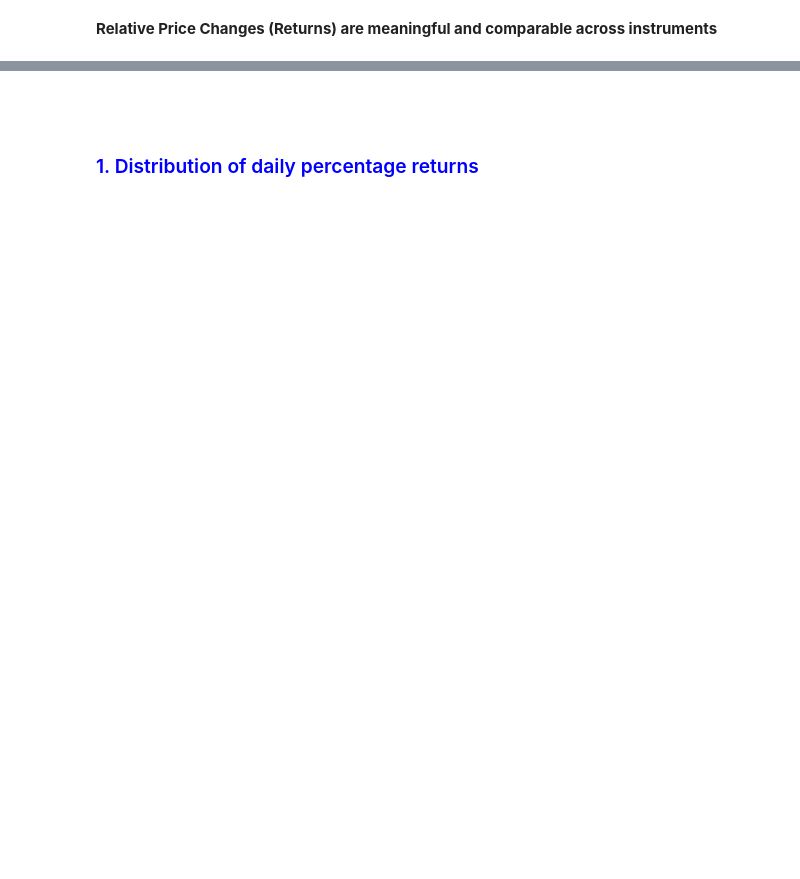
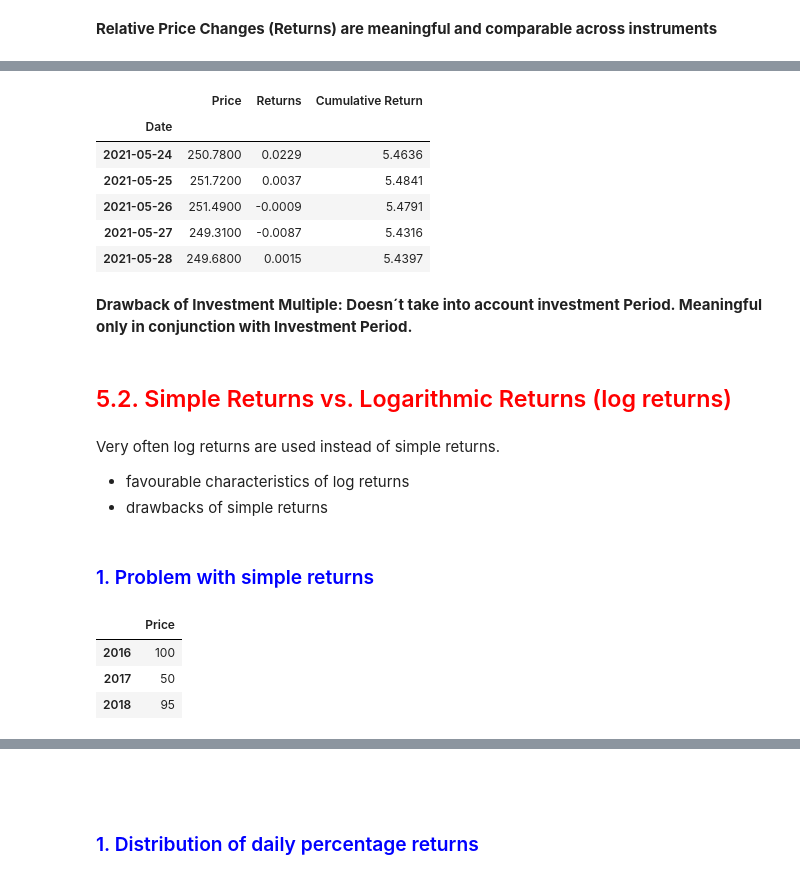
Before and after one commit to ntmai03/DataAnalysisProject, a Jupyter notebook: 06-QuantitativeFinance/01-FundamentalAnalysis.ipynb, the cells around one changed output, grey strips where cells are left out. Cells and saved outputs as stored; diff of their text form; code cells hidden in the pictures; blank space fills up the shorter version.

```diff
--- a/06-QuantitativeFinance/01-FundamentalAnalysis.ipynb
+++ b/06-QuantitativeFinance/01-FundamentalAnalysis.ipynb
@@ -788,0 +925,28 @@ msft.to_csv("msft.csv")
+# %%
+msft.tail()
+# %% [output]
+|  | Price | Returns | Cumulative Return |
+| Date |  |  |  |
+| 2021-05-24 | 250.7800 | 0.0229 | 5.4636 |
+| 2021-05-25 | 251.7200 | 0.0037 | 5.4841 |
+| 2021-05-26 | 251.4900 | -0.0009 | 5.4791 |
+| 2021-05-27 | 249.3100 | -0.0087 | 5.4316 |
+| 2021-05-28 | 249.6800 | 0.0015 | 5.4397 |
+# %% [markdown]
+__Drawback of Investment Multiple: Doesn´t take into account investment Period. Meaningful only in conjunction with Investment Period.__
+# %% [markdown]
+ ## <font color=red> 5.2. Simple Returns vs. Logarithmic Returns (log returns)
+# %% [markdown]
+Very often log returns are used instead of simple returns.<br>
+- favourable characteristics of log returns
+- drawbacks of simple returns
+# %% [markdown]
+ ### <font color=blue> 1.  Problem with simple returns
+# %%
+df = pd.DataFrame(index = [2016, 2017, 2018], data = [100, 50, 95], columns = ["Price"])
+df
+# %% [output]
+|  | Price |
+| 2016 | 100 |
+| 2017 | 50 |
+| 2018 | 95 |
```
Also changed, not shown: parts of 280 cells of this notebook, 2 other files.
